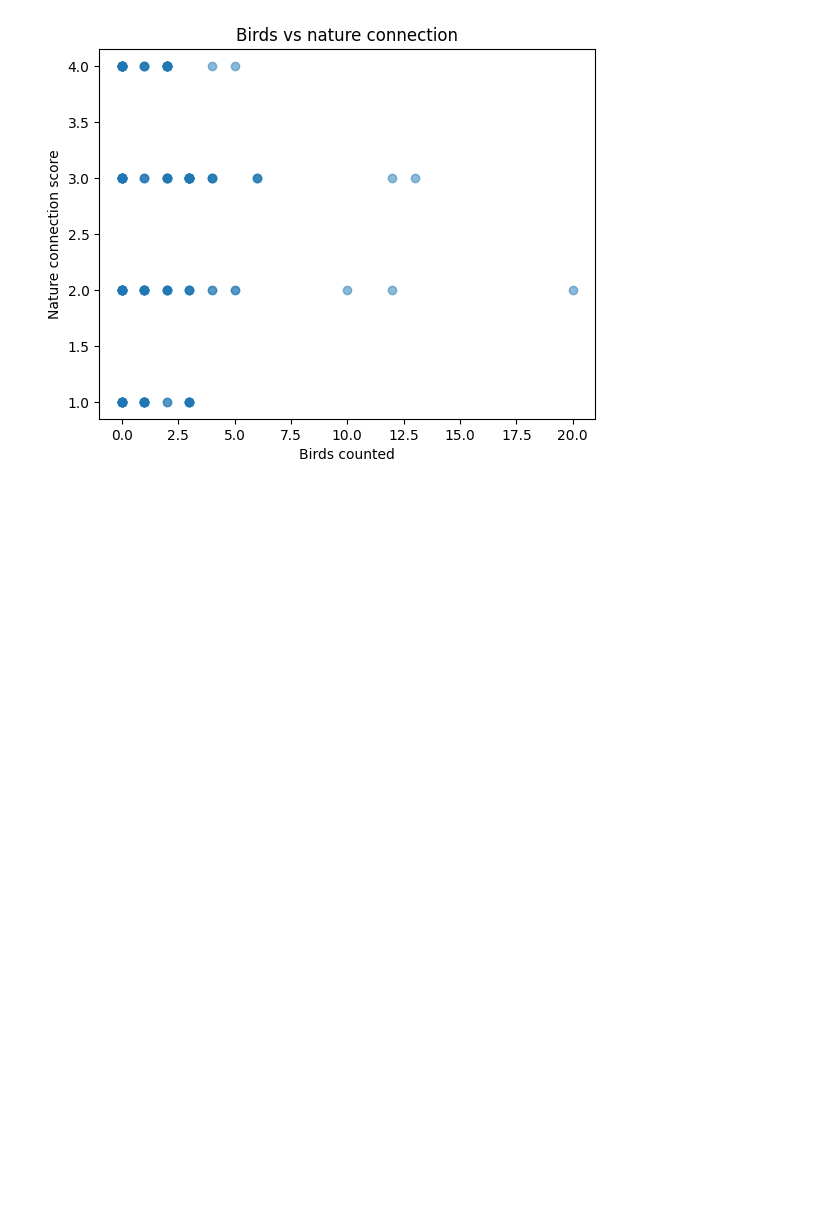
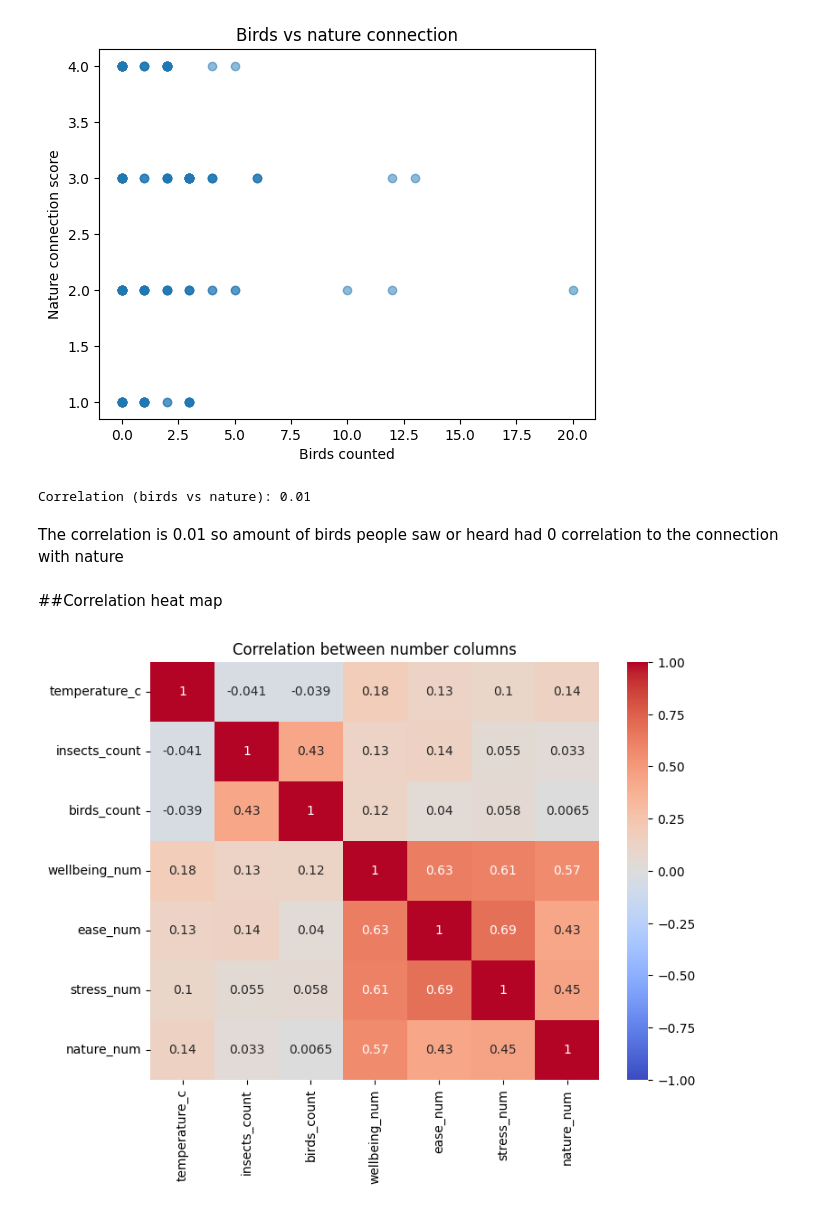
Before and after one commit to d4nv/ml-campus_data_project-colab, a Jupyter notebook: CampusWalk_ML.ipynb, the cells around one changed output. Drawn from its saved outputs; the diff is of its cells as text; code cells hidden in the pictures; blank space fills up the shorter version.

Commit message:
added data correlation , 3 clusters and heat map

```diff
--- a/CampusWalk_ML.ipynb
+++ b/CampusWalk_ML.ipynb
@@ -245,3 +248,22 @@ plt.title('Birds vs nature connection')
 plt.show()
 # %% [output]
 [figure]
+# %%
+r = df['birds_count'].corr(df['nature_num'])
+print("Correlation (birds vs nature):", round(r, 2))
+# %% [output]
+Correlation (birds vs nature): 0.01
+# %% [markdown]
+The correlation is 0.01 so amount of birds people saw or heard had 0 correlation to the connection with nature
+# %% [markdown]
+##Correlation heat map
+# %%
+
+import seaborn as sns
+import matplotlib.pyplot as plt
+plt.figure(figsize=(8, 6))
+sns.heatmap(num_cols.corr(), annot=True, cmap='coolwarm', vmin=-1, vmax=1)
+plt.title('Correlation between number columns')
+plt.show()
+# %% [output]
+[figure, added]
```
Also changed, not shown: parts of 14 cells of this notebook.
